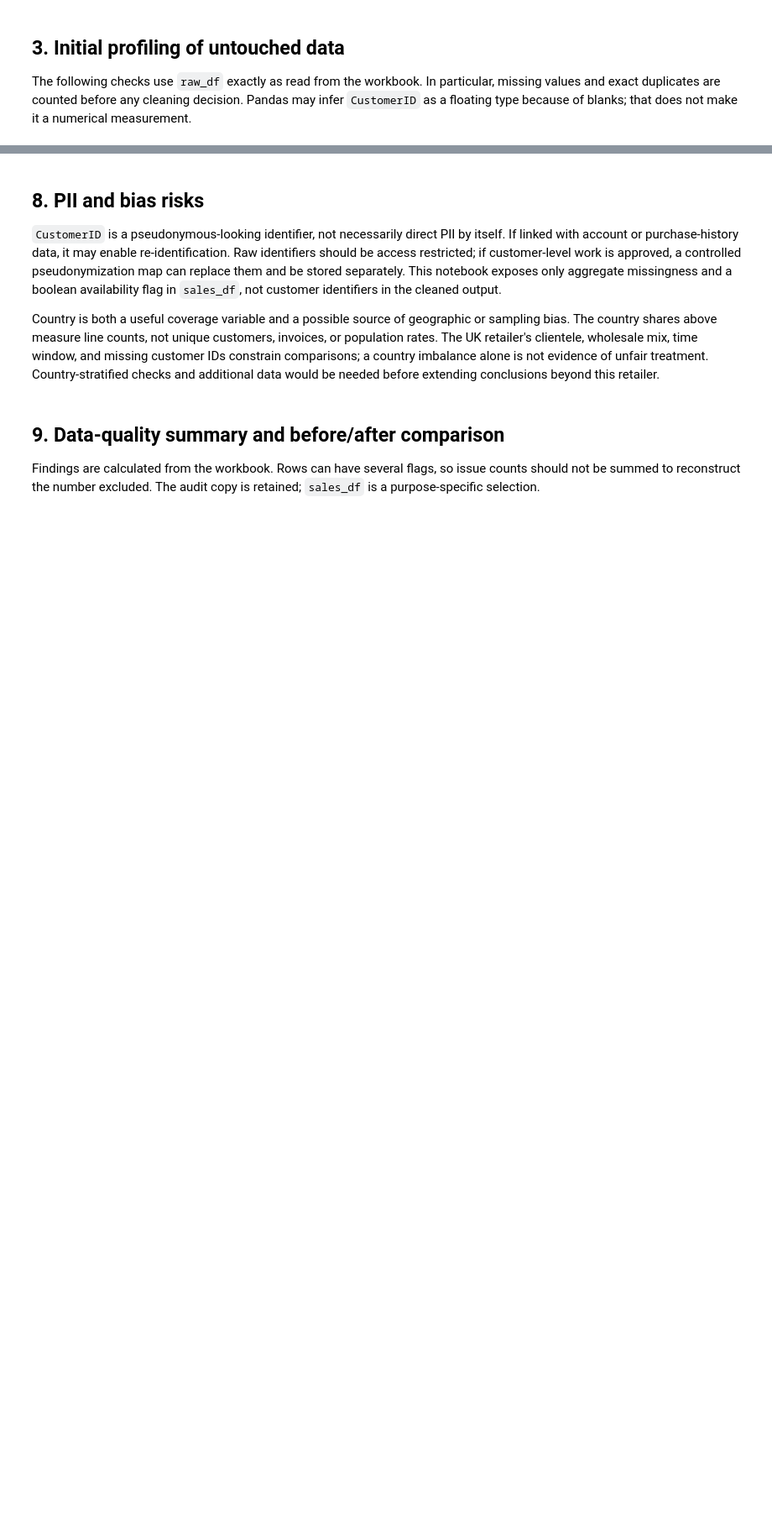
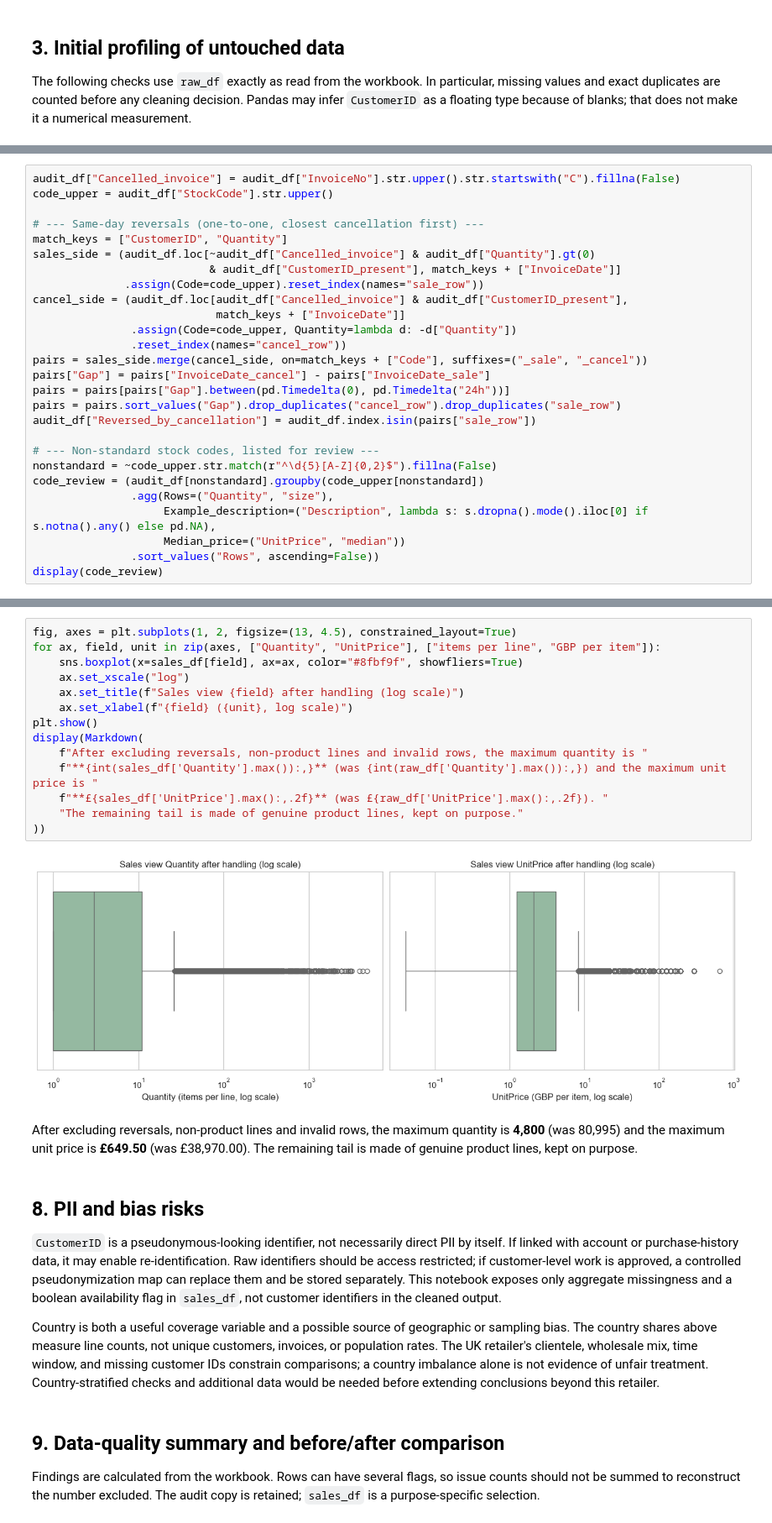
Before and after one commit to Vapour44/TTTK3213-Assignment-1, a Jupyter notebook: Assignment1_Data_Profiling.ipynb, the cells around one changed output, grey strips where cells are left out. Shown at 84% size. Saved outputs shown, nothing was run; the diff lists cells and outputs as text; blank space fills up the shorter version.

Commit message:
Classify outliers and fix remaining data-quality issues

```diff
--- a/Assignment1_Data_Profiling.ipynb
+++ b/Assignment1_Data_Profiling.ipynb
@@ -261,0 +277,27 @@ The outlier boxplots above are the first labeled diagnostic figure. The next two
+# %%
+audit_df["Cancelled_invoice"] = audit_df["InvoiceNo"].str.upper().str.startswith("C").fillna(False)
+code_upper = audit_df["StockCode"].str.upper()
+
+# --- Same-day reversals (one-to-one, closest cancellation first) ---
+match_keys = ["CustomerID", "Quantity"]
+sales_side = (audit_df.loc[~audit_df["Cancelled_invoice"] & audit_df["Quantity"].gt(0)
+                           & audit_df["CustomerID_present"], match_keys + ["InvoiceDate"]]
+              .assign(Code=code_upper).reset_index(names="sale_row"))
+cancel_side = (audit_df.loc[audit_df["Cancelled_invoice"] & audit_df["CustomerID_present"],
+                            match_keys + ["InvoiceDate"]]
+               .assign(Code=code_upper, Quantity=lambda d: -d["Quantity"])
+               .reset_index(names="cancel_row"))
+pairs = sales_side.merge(cancel_side, on=match_keys + ["Code"], suffixes=("_sale", "_cancel"))
+pairs["Gap"] = pairs["InvoiceDate_cancel"] - pairs["InvoiceDate_sale"]
+pairs = pairs[pairs["Gap"].between(pd.Timedelta(0), pd.Timedelta("24h"))]
+pairs = pairs.sort_values("Gap").drop_duplicates("cancel_row").drop_duplicates("sale_row")
+audit_df["Reversed_by_cancellation"] = audit_df.index.isin(pairs["sale_row"])
+
+# --- Non-standard stock codes, listed for review ---
+nonstandard = ~code_upper.str.match(r"^\d{5}[A-Z]{0,2}$").fillna(False)
+code_review = (audit_df[nonstandard].groupby(code_upper[nonstandard])
+               .agg(Rows=("Quantity", "size"),
+                    Example_description=("Description", lambda s: s.dropna().mode().iloc[0] if s.notna().any() else pd.NA),
+                    Median_price=("UnitPrice", "median"))
+               .sort_values("Rows", ascending=False))
+display(code_review)
@@ -320,4 +634,21 @@ display(Markdown(
 The largest country accounts for **91.43%** of original rows (United Kingdom). This concentration limits generalization to other countries; it does not by itself prove discrimination. The logarithmic axis keeps smaller country groups visible.
+# %%
+fig, axes = plt.subplots(1, 2, figsize=(13, 4.5), constrained_layout=True)
+for ax, field, unit in zip(axes, ["Quantity", "UnitPrice"], ["items per line", "GBP per item"]):
+    sns.boxplot(x=sales_df[field], ax=ax, color="#8fbf9f", showfliers=True)
+    ax.set_xscale("log")
+    ax.set_title(f"Sales view {field} after handling (log scale)")
+    ax.set_xlabel(f"{field} ({unit}, log scale)")
+plt.show()
+display(Markdown(
+    f"After excluding reversals, non-product lines and invalid rows, the maximum quantity is "
+    f"**{int(sales_df['Quantity'].max()):,}** (was {int(raw_df['Quantity'].max()):,}) and the maximum unit price is "
+    f"**£{sales_df['UnitPrice'].max():,.2f}** (was £{raw_df['UnitPrice'].max():,.2f}). "
+    "The remaining tail is made of genuine product lines, kept on purpose."
+))
+# %% [output]
+[figure, added]
+After excluding reversals, non-product lines and invalid rows, the maximum quantity is **4,800** (was 80,995) and the maximum unit price is **£649.50** (was £38,970.00). The remaining tail is made of genuine product lines, kept on purpose.
 # %% [markdown]
 ## 8. PII and bias risks
 
```
Also changed, not shown: parts of 31 cells of this notebook, 2 other files.
